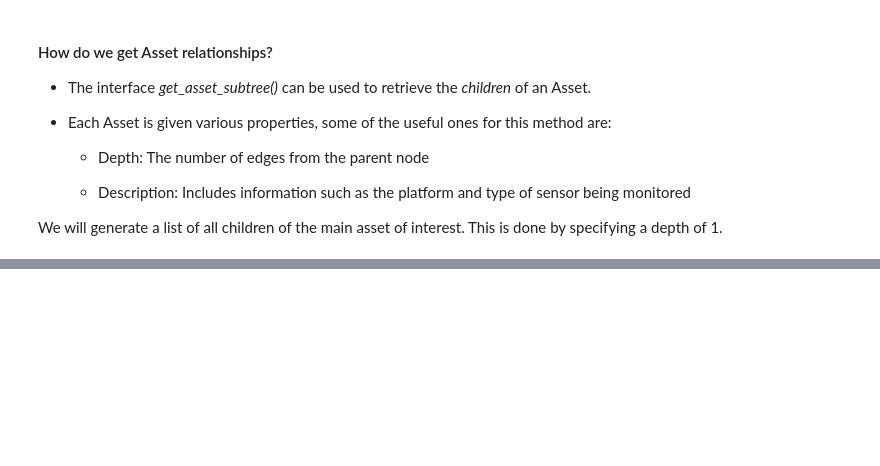
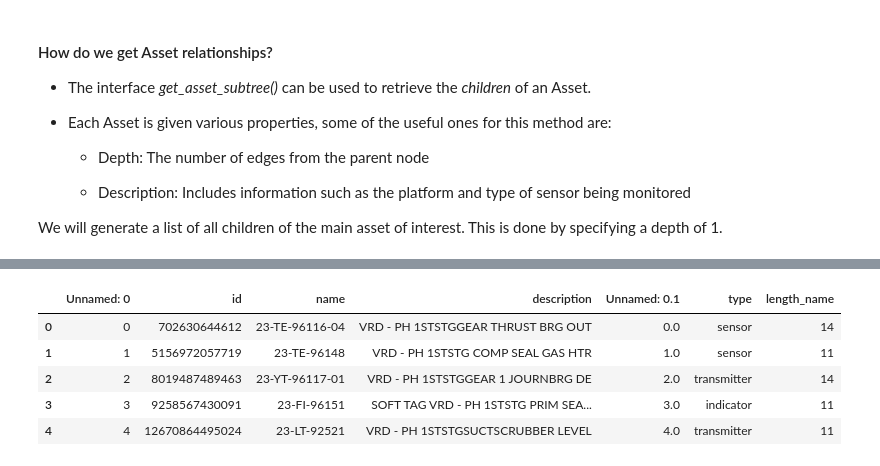
Before and after one commit to cognitedata/WiDS-2020, a Jupyter notebook: WiDS_2020_Cognite_Interact_with_Assets.ipynb, the cells around one changed output, grey strips where cells are left out. Drawn from its saved outputs; the diff is of its cells as text; code cells hidden in the pictures; blank space fills up the shorter version.

```diff
--- a/WiDS_2020_Cognite_Interact_with_Assets.ipynb
+++ b/WiDS_2020_Cognite_Interact_with_Assets.ipynb
@@ -119,0 +235,10 @@ subtree_df.head()
+# %%
+assets_with_label = pd.read_csv("util/assets_with_label.csv")
+assets_with_label.head()
+# %% [output]
+|  | Unnamed: 0 | id | name | description | Unnamed: 0.1 | type | length_name |
+| 0 | 0 | 702630644612 | 23-TE-96116-04 | VRD - PH 1STSTGGEAR THRUST BRG OUT | 0.0 | sensor | 14 |
+| 1 | 1 | 5156972057719 | 23-TE-96148 | VRD - PH 1STSTG COMP SEAL GAS HTR | 1.0 | sensor | 11 |
+| 2 | 2 | 8019487489463 | 23-YT-96117-01 | VRD - PH 1STSTGGEAR 1 JOURNBRG DE | 2.0 | transmitter | 14 |
+| 3 | 3 | 9258567430091 | 23-FI-96151 | SOFT TAG VRD - PH 1STSTG PRIM SEA... | 3.0 | indicator | 11 |
+| 4 | 4 | 12670864495024 | 23-LT-92521 | VRD - PH 1STSTGSUCTSCRUBBER LEVEL | 4.0 | transmitter | 11 |
```
Also changed, not shown: parts of 53 cells of this notebook, 1 other file.
